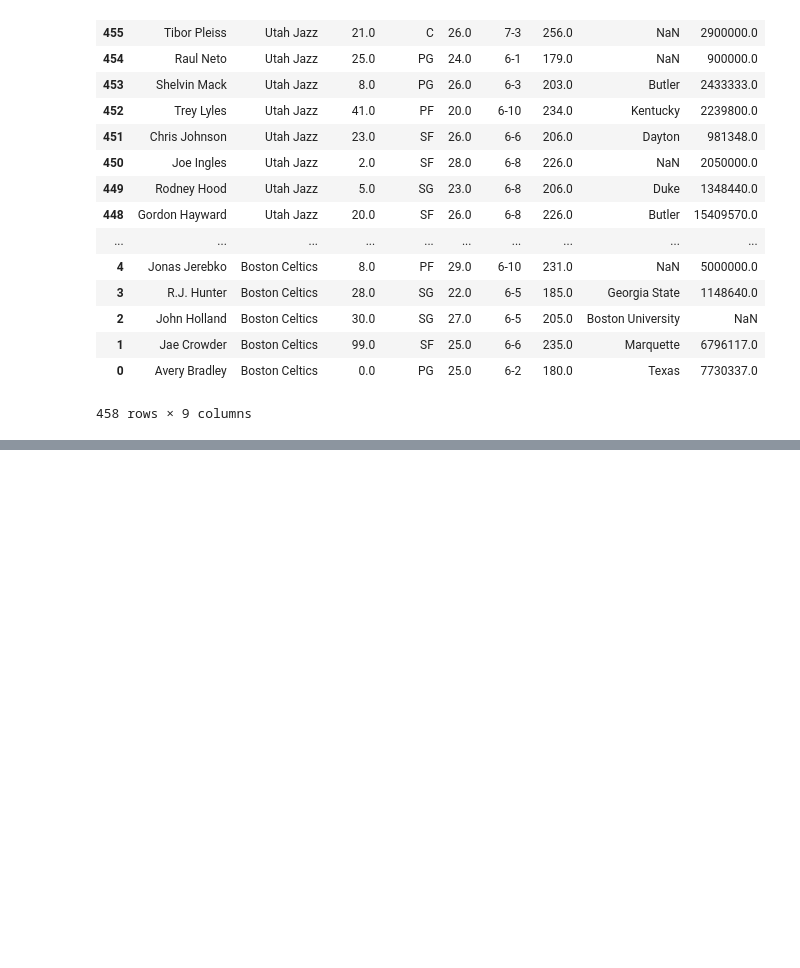
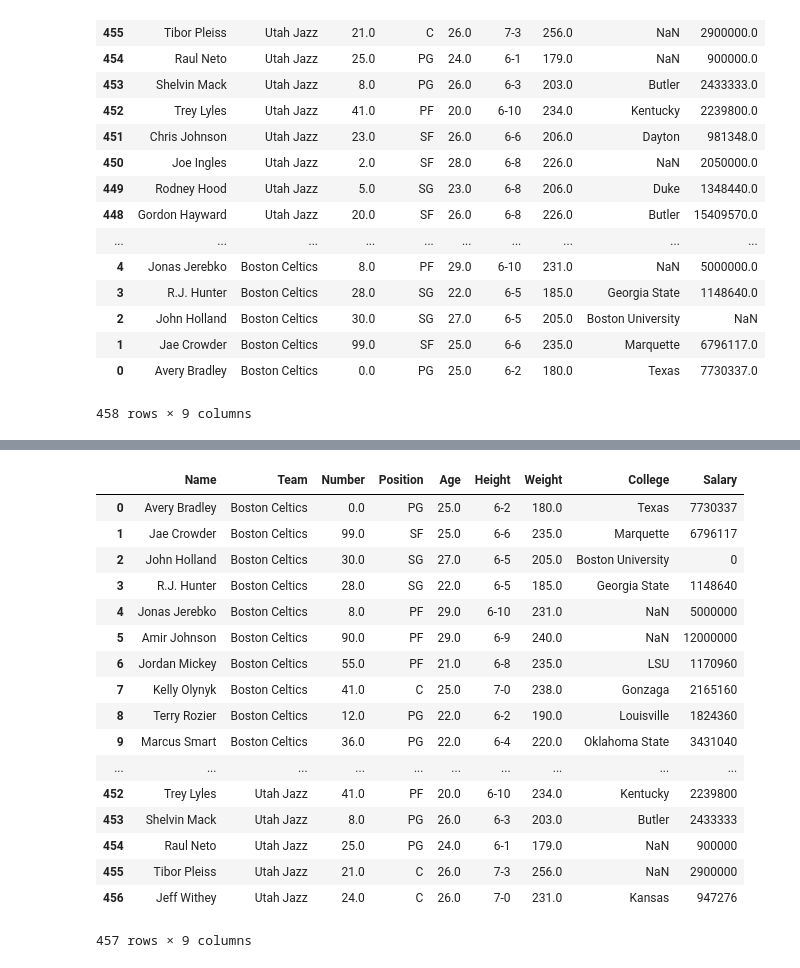
Before and after one commit to alexkwashie/_pandas, a Jupyter notebook: Panda2/dataframes1.ipynb, the cells around one changed output, grey strips where cells are left out. Drawn from its saved outputs; the diff is of its cells as text; code cells hidden in the pictures; blank space fills up the shorter version.

```diff
--- a/Panda2/dataframes.ipynb
+++ b/Panda2/dataframes1.ipynb
@@ -469,0 +474,24 @@ nba2.sort_index(ascending= False)
+# %%
+import pandas as pd
+nba3 = pd.read_csv("1.1 pandas.zip/nba.csv").dropna(how = 'all') #this removes row with NaN value in all columns
+nba3['Salary'] = nba3['Salary'].fillna(0).astype('int') #fill all Nan with ')' and convert to integer
+nba3
+# %% [output]
+|  | Name | Team | Number | Position | Age | Height | Weight | College | Salary |
+| 0 | Avery Bradley | Boston Celtics | 0.0 | PG | 25.0 | 6-2 | 180.0 | Texas | 7730337 |
+| 1 | Jae Crowder | Boston Celtics | 99.0 | SF | 25.0 | 6-6 | 235.0 | Marquette | 6796117 |
+| 2 | John Holland | Boston Celtics | 30.0 | SG | 27.0 | 6-5 | 205.0 | Boston University | 0 |
+| 3 | R.J. Hunter | Boston Celtics | 28.0 | SG | 22.0 | 6-5 | 185.0 | Georgia State | 1148640 |
+| 4 | Jonas Jerebko | Boston Celtics | 8.0 | PF | 29.0 | 6-10 | 231.0 | NaN | 5000000 |
+| 5 | Amir Johnson | Boston Celtics | 90.0 | PF | 29.0 | 6-9 | 240.0 | NaN | 12000000 |
+| 6 | Jordan Mickey | Boston Celtics | 55.0 | PF | 21.0 | 6-8 | 235.0 | LSU | 1170960 |
+| 7 | Kelly Olynyk | Boston Celtics | 41.0 | C | 25.0 | 7-0 | 238.0 | Gonzaga | 2165160 |
+| 8 | Terry Rozier | Boston Celtics | 12.0 | PG | 22.0 | 6-2 | 190.0 | Louisville | 1824360 |
+| 9 | Marcus Smart | Boston Celtics | 36.0 | PG | 22.0 | 6-4 | 220.0 | Oklahoma State | 3431040 |
+| ... | ... | ... | ... | ... | ... | ... | ... | ... | ... |
+| 452 | Trey Lyles | Utah Jazz | 41.0 | PF | 20.0 | 6-10 | 234.0 | Kentucky | 2239800 |
+| 453 | Shelvin Mack | Utah Jazz | 8.0 | PG | 26.0 | 6-3 | 203.0 | Butler | 2433333 |
+| 454 | Raul Neto | Utah Jazz | 25.0 | PG | 24.0 | 6-1 | 179.0 | NaN | 900000 |
+| 455 | Tibor Pleiss | Utah Jazz | 21.0 | C | 26.0 | 7-3 | 256.0 | NaN | 2900000 |
+| 456 | Jeff Withey | Utah Jazz | 24.0 | C | 26.0 | 7-0 | 231.0 | Kansas | 947276 |
+457 rows × 9 columns
```
Also changed, not shown: parts of 3 cells of this notebook.
